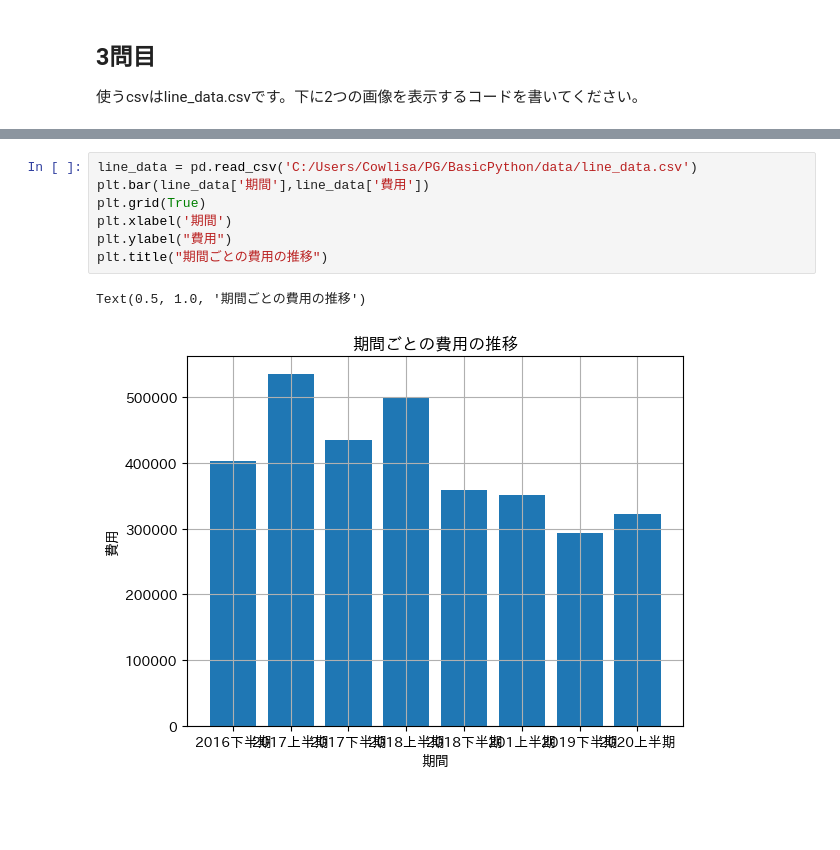
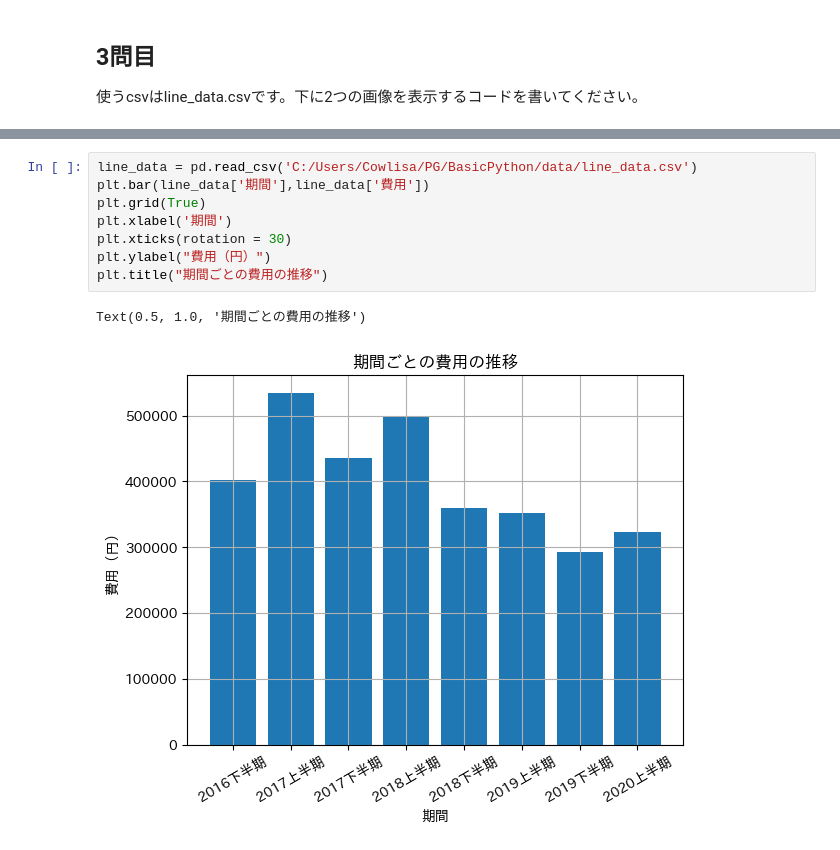
Before and after one commit to na22336/BasicPython, a Jupyter notebook: matplotlib_exercise.ipynb, the cells around one changed output, grey strips where cells are left out. Cells and saved outputs as stored; diff of their text form; blank space fills up the shorter version.

```diff
--- a/matplotlib_exercise.ipynb
+++ b/matplotlib_exercise.ipynb
@@ -73,10 +81,11 @@ Text(0.5, 1.0, '期間ごとの件数の推移')
 # %%
 line_data = pd.read_csv('C:/Users/Cowlisa/PG/BasicPython/data/line_data.csv')
 plt.bar(line_data['期間'],line_data['費用'])
 plt.grid(True)
 plt.xlabel('期間')
-plt.ylabel("費用")
+plt.xticks(rotation = 30)
+plt.ylabel("費用（円）")
 plt.title("期間ごとの費用の推移")
 # %% [output]
 Text(0.5, 1.0, '期間ごとの費用の推移')
-[figure, old version]
+[figure, new version]
```
Also changed, not shown: parts of 4 cells of this notebook.
